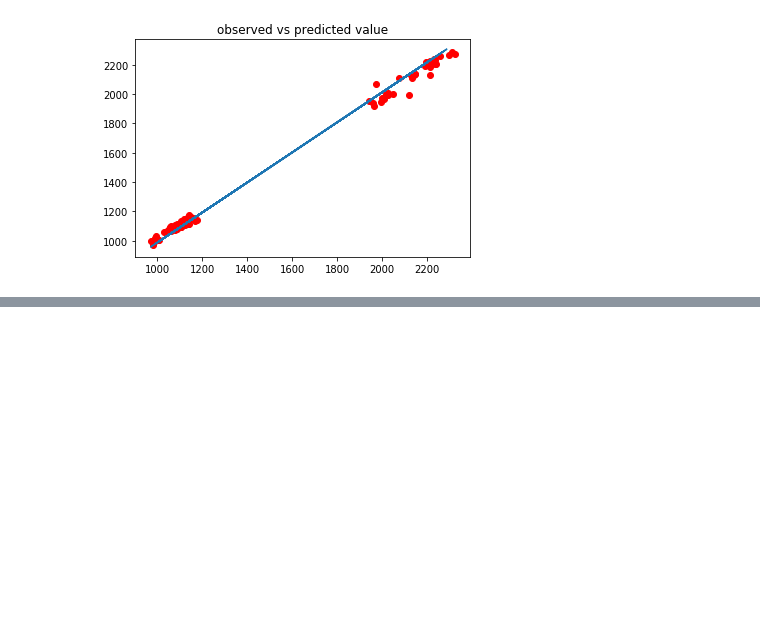
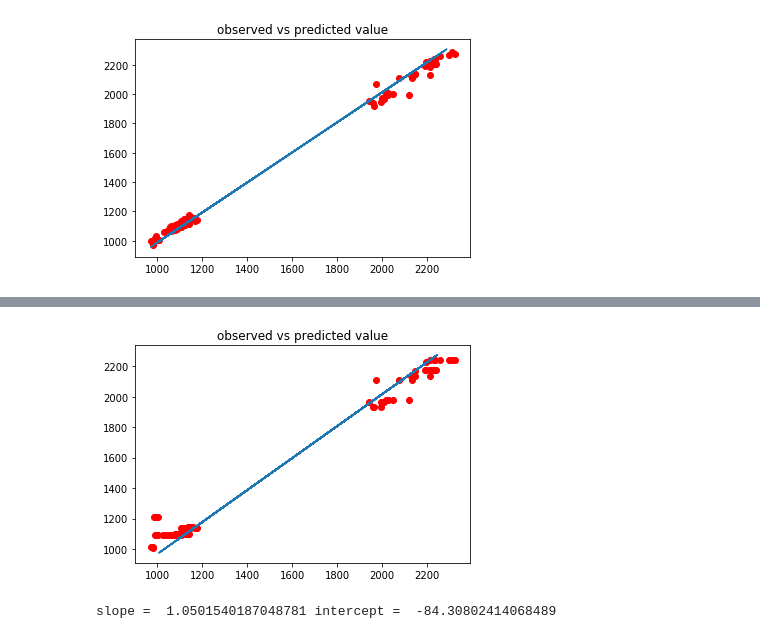
Before and after one commit to akarshsomani/Python-Test, a Jupyter notebook: Part 3.ipynb, the cells around one changed output, grey strips where cells are left out. Saved outputs shown, nothing was run; the diff lists cells and outputs as text; code cells hidden in the pictures; blank space fills up the shorter version.

```diff
--- a/Part 3.ipynb
+++ b/Part 3.ipynb
@@ -68,0 +96,5 @@ slope =  1.0235339588956063 intercept =  -34.67370599401602
+# %%
+#Test Train Split
+X_train, X_test, y_train, y_test = train_test_split(infy['Close'], infy['Close_next_day'], test_size=0.33, random_state=42)
+X_train=X_train.values.reshape(-1,1)
+X_test=X_test.values.reshape(-1,1)
@@ -68,0 +109,11 @@ slope =  1.0235339588956063 intercept =  -34.67370599401602
+# %%
+# plot of observed vs predicted value
+plt.scatter(y_test.values,pred,c='red', marker='o', alpha=1)
+plt.title('observed vs predicted value')
+slope, intercept, _,_,_ = linregress(pred,y_test.values)
+plt.plot(pred, slope*pred + intercept,'-')
+plt.show()
+print('slope = ',slope,'intercept = ',intercept)
+# %% [output]
+[figure, added]
+slope =  1.0501540187048781 intercept =  -84.30802414068489
```
Also changed, not shown: parts of 8 cells of this notebook.
